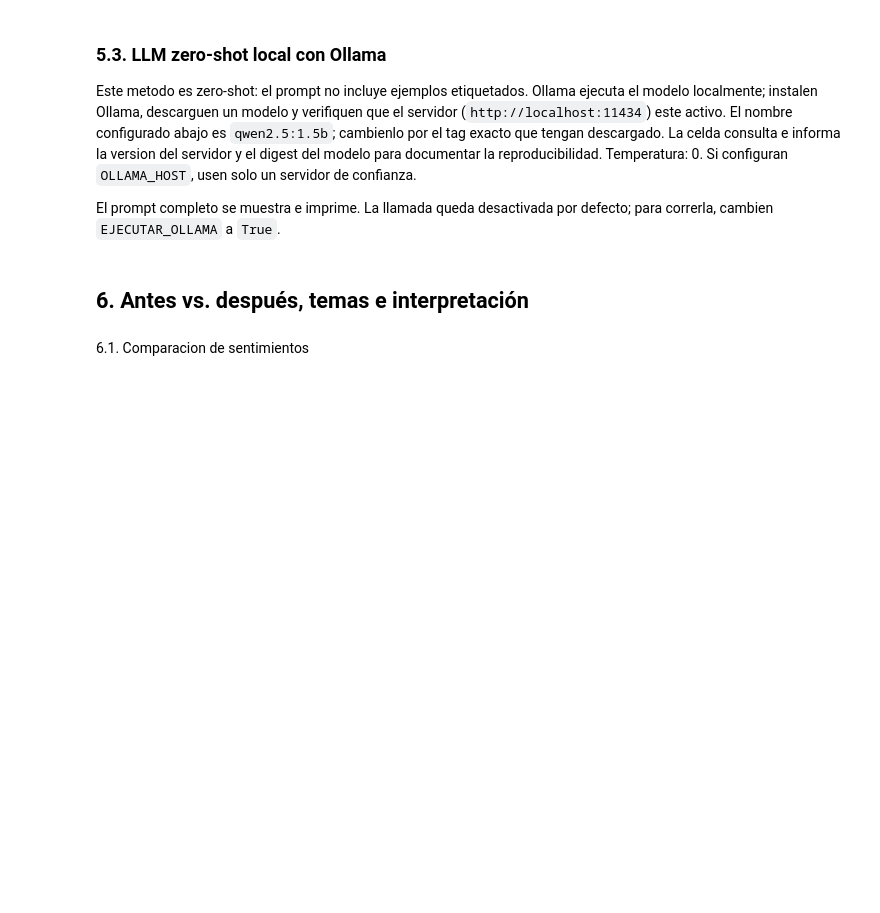
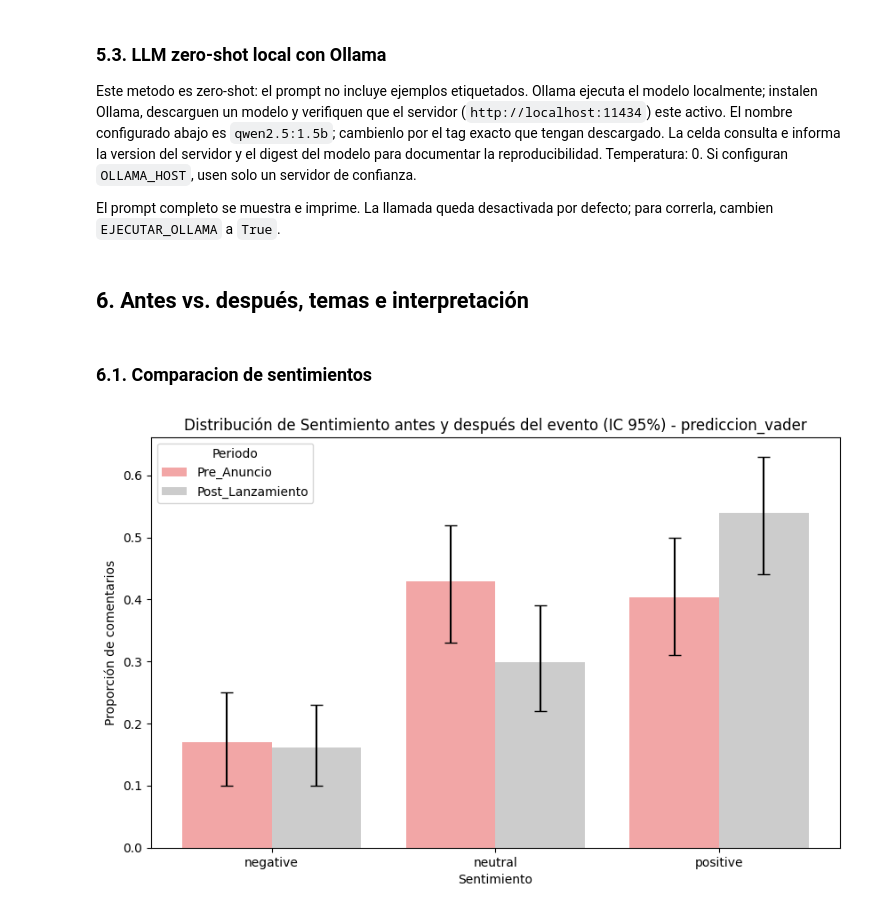
Before and after one commit to marttapia2023/Tarea-1-PNL, a Jupyter notebook: LLM.ipynb, the cells around one changed output. Drawn from its saved outputs; the diff is of its cells as text; code cells hidden in the pictures; blank space fills up the shorter version.

```diff
--- a/LLM.ipynb
+++ b/LLM.ipynb
@@ -968,4 +968,58 @@ else:
 # %% [markdown]
 ## 6. Antes vs. después, temas e interpretación
 # %% [markdown]
-6.1. Comparacion de sentimientos
+### 6.1. Comparacion de sentimientos
+# %%
+import numpy as np
+import pandas as pd
+import matplotlib.pyplot as plt
+import seaborn as sns
+
+# 1. Cargar ambos archivos con sus respectivos separadores
+df_pred = pd.read_csv("predicciones_sentimiento.csv", sep=",", encoding="utf-8-sig")
+df_corpus = pd.read_csv("corpus_zelda_youtube_api.csv", sep=";", encoding="utf-8-sig")
+
+# 2. Unir para traer la fecha, el texto y la etapa al dataframe de predicciones
+df_comentarios = pd.merge(df_pred, df_corpus[['id_texto', 'fecha_hora', 'texto', 'etapa_periodo']], on='id_texto', how='left')
+
+# 3. Seleccionar el modelo ganador
+columna_modelo = 'prediccion_vader' # Cámbialo si ganó 'prediccion_roberta' o 'prediccion_ollama'
+
+# Función Bootstrap
+def bootstrap_proporciones(datos, clase, n_iter=1000):
+    proporciones = []
+    n = len(datos)
+    if n == 0: return (0, 0, 0)
+    for _ in range(n_iter):
+        muestra = np.random.choice(datos, size=n, replace=True)
+        prop = (muestra == clase).sum() / n
+        proporciones.append(prop)
+    return np.mean(proporciones), np.percentile(proporciones, 2.5), np.percentile(proporciones, 97.5)
+
+periodos = df_comentarios['etapa_periodo'].dropna().unique()
+clases = ['negative', 'neutral', 'positive']
+resultados_boot = []
+
+np.random.seed(42)
+for p in periodos:
+    df_p = df_comentarios[df_comentarios['etapa_periodo'] == p][columna_modelo].dropna().values
+    for c in clases:
+        media, lim_inf, lim_sup = bootstrap_proporciones(df_p, c)
+        resultados_boot.append({'Periodo': p, 'Sentimiento': c, 'Media': media, 'Inf': lim_inf, 'Sup': lim_sup})
+
+df_boot = pd.DataFrame(resultados_boot)
+
+# Visualización
+plt.figure(figsize=(10, 6))
+sns.barplot(data=df_boot, x='Sentimiento', y='Media', hue='Periodo', palette=['#ff9999', '#cccccc', '#99ccff'])
+for i, p in enumerate(periodos):
+    datos_graf = df_boot[df_boot['Periodo'] == p]
+    plt.errorbar(x=np.arange(len(clases)) + (i * 0.4) - 0.2,
+                 y=datos_graf['Media'],
+                 yerr=[datos_graf['Media'] - datos_graf['Inf'], datos_graf['Sup'] - datos_graf['Media']],
+                 fmt='none', c='black', capsize=5)
+plt.title(f'Distribución de Sentimiento antes y después del evento (IC 95%) - {columna_modelo}')
+plt.ylabel('Proporción de comentarios')
+plt.show()
+# %% [output]
+[figure, added]
```
Also changed, not shown: parts of 14 cells of this notebook.
